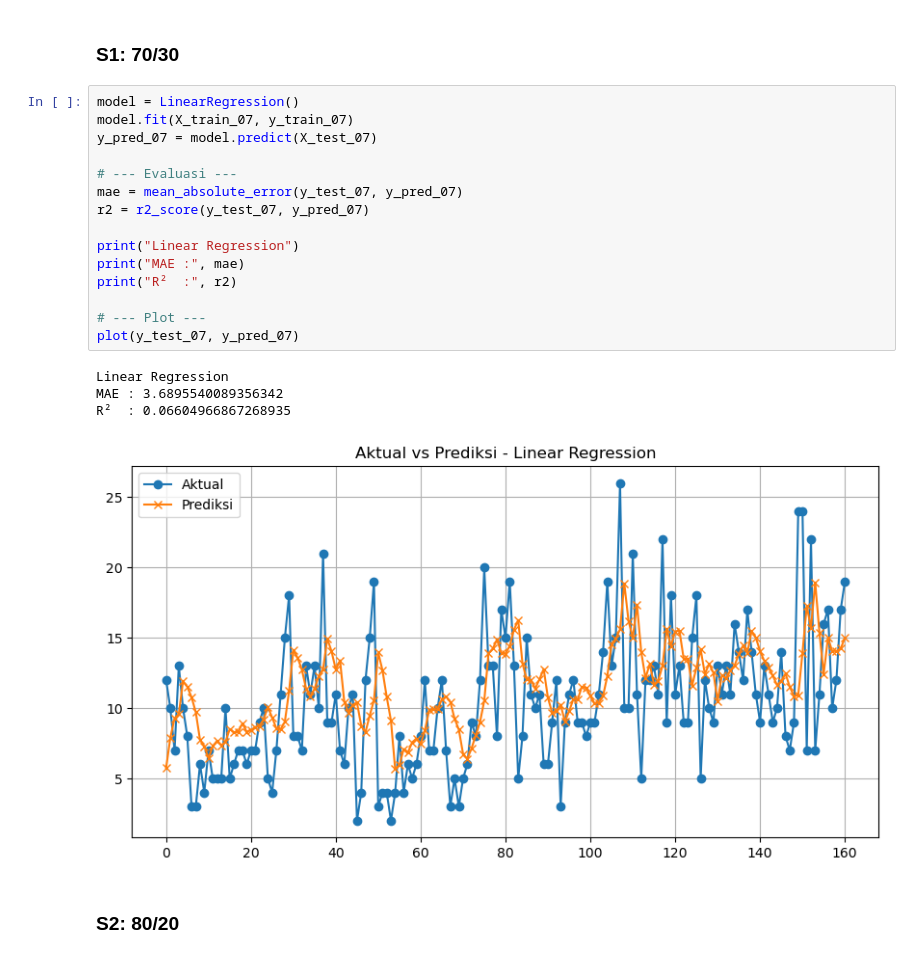
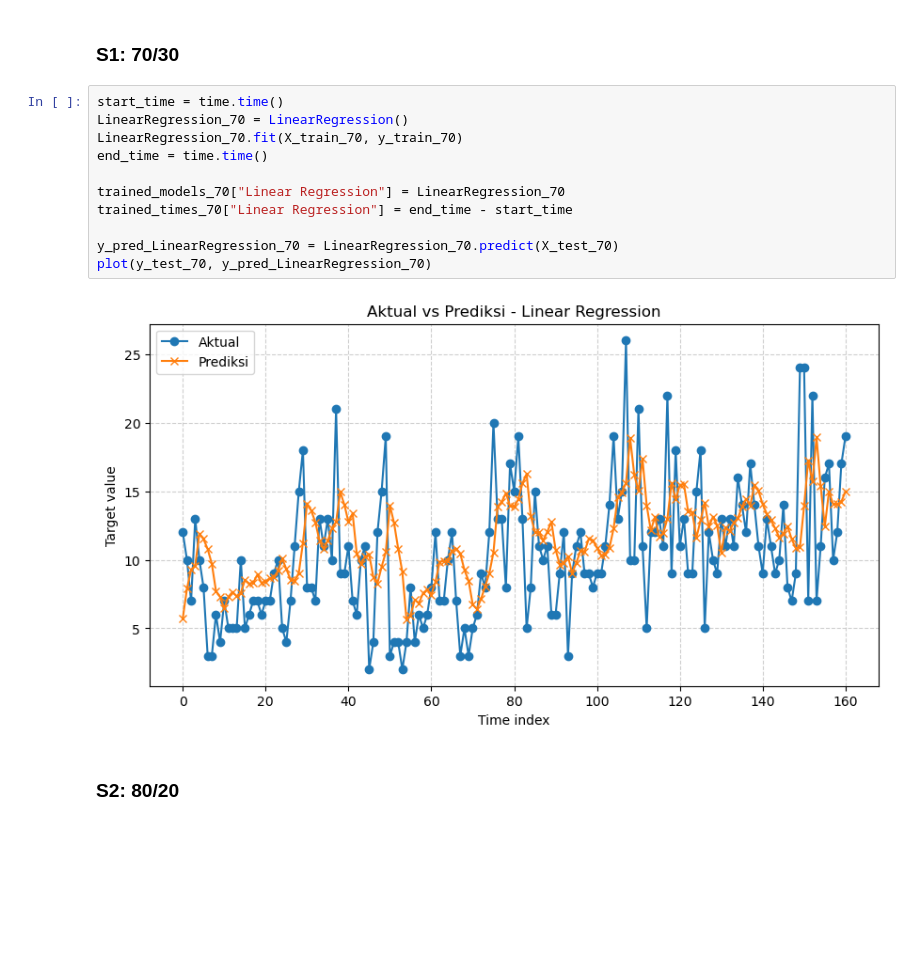
Before and after one commit to Ariwjy/Tugas-Machine-Learning, a Jupyter notebook: Regresi A5.ipynb, the cells around one changed output. Saved outputs shown, nothing was run; the diff lists cells and outputs as text; blank space fills up the shorter version.

```diff
--- a/Regresi A5.ipynb
+++ b/Regresi A5.ipynb
@@ -104,25 +139,18 @@ def plot(y_test, y_pred):
 # %% [markdown]
 ### S1: 70/30
 # %%
-model = LinearRegression()
-model.fit(X_train_07, y_train_07)
-y_pred_07 = model.predict(X_test_07)
+start_time = time.time()
+LinearRegression_70 = LinearRegression()
+LinearRegression_70.fit(X_train_70, y_train_70)
+end_time = time.time()
 
-# --- Evaluasi ---
-mae = mean_absolute_error(y_test_07, y_pred_07)
-r2 = r2_score(y_test_07, y_pred_07)
+trained_models_70["Linear Regression"] = LinearRegression_70
+trained_times_70["Linear Regression"] = end_time - start_time
 
-print("Linear Regression")
-print("MAE :", mae)
-print("R²  :", r2)
-
-# --- Plot ---
-plot(y_test_07, y_pred_07)
+y_pred_LinearRegression_70 = LinearRegression_70.predict(X_test_70)
+plot(y_test_70, y_pred_LinearRegression_70)
 # %% [output]
-Linear Regression
-MAE : 3.6895540089356342
-R²  : 0.06604966867268935
-[figure, old version]
+[figure, new version]
 # %% [markdown]
 ### S2: 80/20
 # %%
```
Also changed, not shown: parts of 39 cells of this notebook.
